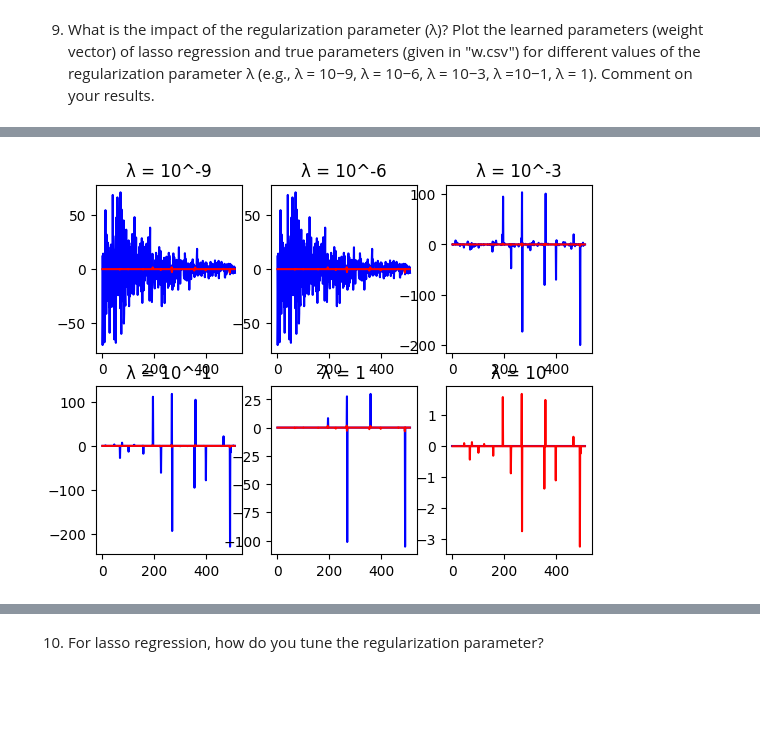
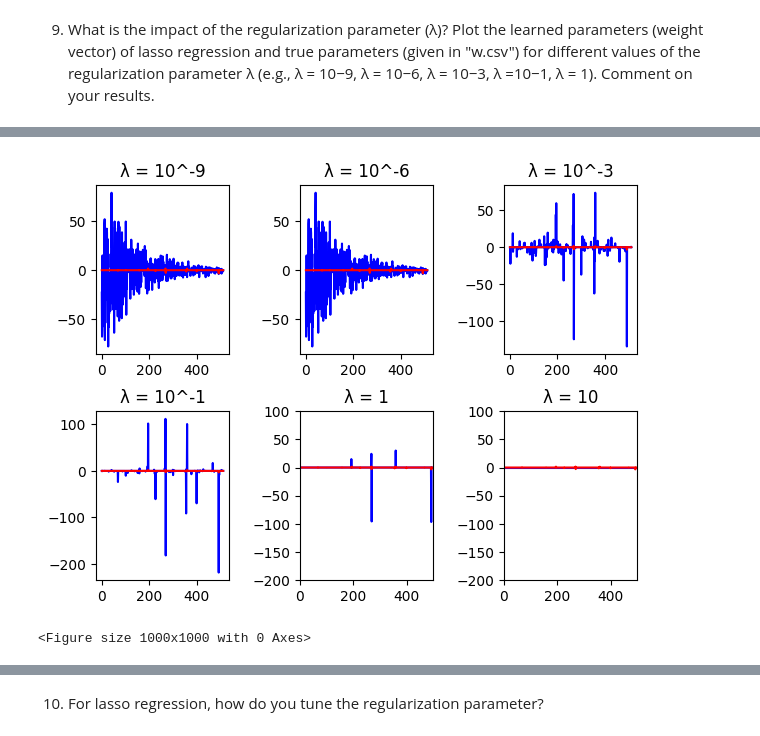
Before and after one commit to kumudu12/EN5870, a Jupyter notebook: Assignment_01_on_Linear_Regression.ipynb, the cells around one changed output, grey strips where cells are left out. Saved outputs shown, nothing was run; the diff lists cells and outputs as text; code cells hidden in the pictures; blank space fills up the shorter version.

```diff
--- a/Assignment_01_on_Linear_Regression.ipynb
+++ b/Assignment_01_on_Linear_Regression.ipynb
@@ -322,32 +308,38 @@ plt.legend()
 9. What is the impact of the regularization parameter (λ)? Plot the learned parameters (weight vector) of lasso regression and true parameters (given in "w.csv") for different values of the regularization parameter λ (e.g., λ = 10−9, λ = 10−6, λ = 10−3, λ =10−1, λ = 1). Comment on your results.
 # %%
 lasso_reg = linear_model.Lasso(alpha=0.000000001)
-lasso_reg.fit(df_X, df_y)
+lasso_reg.fit(df_X_train, df_y_train)
+y_pred_lr= lasso_reg.predict(df_X_test)
 lr1 = lasso_reg.coef_
-lr1
+print(lr1)
 
 lasso_reg = linear_model.Lasso(alpha=0.000001)
-lasso_reg.fit(df_X, df_y)
+lasso_reg.fit(df_X_train, df_y_train)
+y_pred_lr= lasso_reg.predict(df_X_test)
 lr2 = lasso_reg.coef_
-lr2
+print(lr2)
 
 lasso_reg = linear_model.Lasso(alpha=0.001)
-lasso_reg.fit(df_X, df_y)
+lasso_reg.fit(df_X_train, df_y_train)
+y_pred_lr= lasso_reg.predict(df_X_test)
 lr3 = lasso_reg.coef_
-lr3
+print(lr3)
 
 lasso_reg = linear_model.Lasso(alpha=0.01)
-lasso_reg.fit(df_X, df_y)
+lasso_reg.fit(df_X_train, df_y_train)
+y_pred_lr= lasso_reg.predict(df_X_test)
 lr4 = lasso_reg.coef_
-lr4
+print(lr4)
 
 lasso_reg = linear_model.Lasso(alpha=1)
-lasso_reg.fit(df_X, df_y)
+lasso_reg.fit(df_X_train, df_y_train)
+y_pred_lr= lasso_reg.predict(df_X_test)
 lr5 = lasso_reg.coef_
-lr5
+print(lr5)
 
 lasso_reg = linear_model.Lasso(alpha=10)
-lasso_reg.fit(df_X, df_y)
+lasso_reg.fit(df_X_train, df_y_train)
+y_pred_lr= lasso_reg.predict(df_X_test)
 lr6 = lasso_reg.coef_
-lr6
+print(lr6)
 # %% [output]
@@ -371,34 +380,40 @@ array([ 0., -0., -0.,  0., -0., -0., -0., -0., -0., -0.,  0.,  0.,  0.,
 # %%
 figure, axis = plt.subplots(2, 3)
+plt.figure(figsize =(10, 10))
+figure.tight_layout(pad=2) #add padding between graphs
+
 axis[0, 0].plot(lr1, color = 'blue')
 axis[0, 0].plot(df_w, color = 'red')
 axis[0, 0].set_title("λ = 10^-9")
 
 axis[0, 1].plot(lr2, color = 'blue')
 axis[0, 1].plot(df_w, color = 'red')
 axis[0, 1].set_title("λ = 10^-6")
 
 axis[0, 2].plot(lr3, color = 'blue')
 axis[0, 2].plot(df_w, color = 'red')
 axis[0, 2].set_title("λ = 10^-3")
 
 axis[1, 0].plot(lr4, color = 'blue')
 axis[1, 0].plot(df_w, color = 'red')
 axis[1, 0].set_title("λ = 10^-1")
 
 axis[1, 1].plot(lr5, color = 'blue')
 axis[1, 1].plot(df_w, color = 'red')
 axis[1, 1].set_title("λ = 1")
+axis[1, 1].set_xlim(0, 500) #plot each graph in same scale
+axis[1, 1].set_ylim(-200, 100)
 
 axis[1, 2].plot(lr6, color = 'blue')
 axis[1, 2].plot(df_w, color = 'red')
 axis[1, 2].set_title("λ = 10")
+axis[1, 2].set_xlim(0, 500)
+axis[1, 2].set_ylim(-200, 100)
 
-
-# Combine all the operations and display
 plt.show()
 # %% [output]
-[figure, old version]
+[figure, new version]
+<Figure size 1000x1000 with 0 Axes>
 # %%
 plt.plot(lr1, color = 'blue', label = 'Learned W - λ=10^-9')
 plt.plot(lr2, color = 'yellow', label = 'Learned W - λ=10^-6')
```
Also changed, not shown: parts of 17 cells of this notebook.
